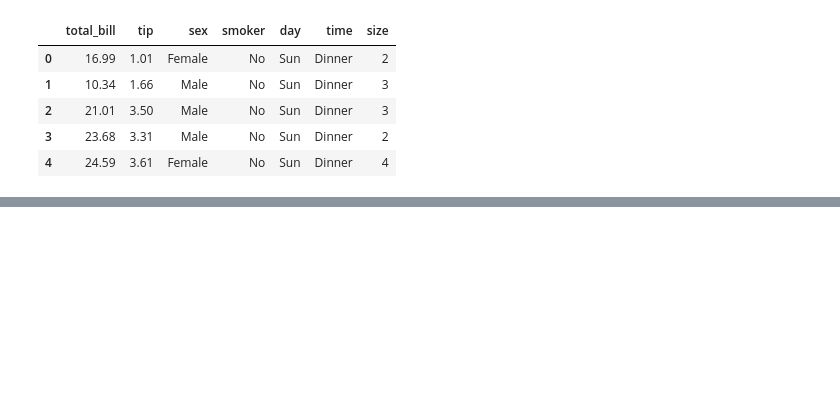
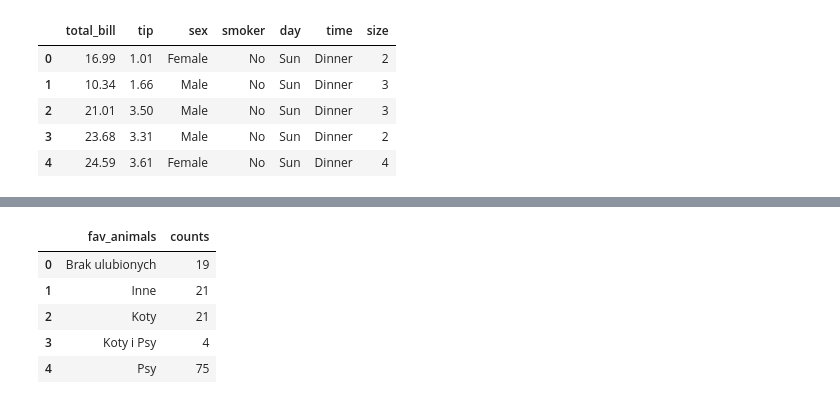
Before and after one commit to waltad/survey-review-app, a Jupyter notebook: research.ipynb, the cells around one changed output, grey strips where cells are left out. Cells and saved outputs as stored; diff of their text form; code cells hidden in the pictures; blank space fills up the shorter version.

```diff
--- a/research.ipynb
+++ b/research.ipynb
@@ -190,0 +238,14 @@ df.head()
+# %%
+df_animals = df.groupby('fav_animals').size().reset_index(name='counts')
+fig = px.pie(df_animals, values='counts', names='fav_animals', title='Favorite Animals')
+fig.update_traces(hole=.3, textinfo='percent+label')
+fig.show()
+# %%
+df_animals
+# %% [output]
+|  | fav_animals | counts |
+| 0 | Brak ulubionych | 19 |
+| 1 | Inne | 21 |
+| 2 | Koty | 21 |
+| 3 | Koty i Psy | 4 |
+| 4 | Psy | 75 |
```
Also changed, not shown: parts of 6 cells of this notebook.
